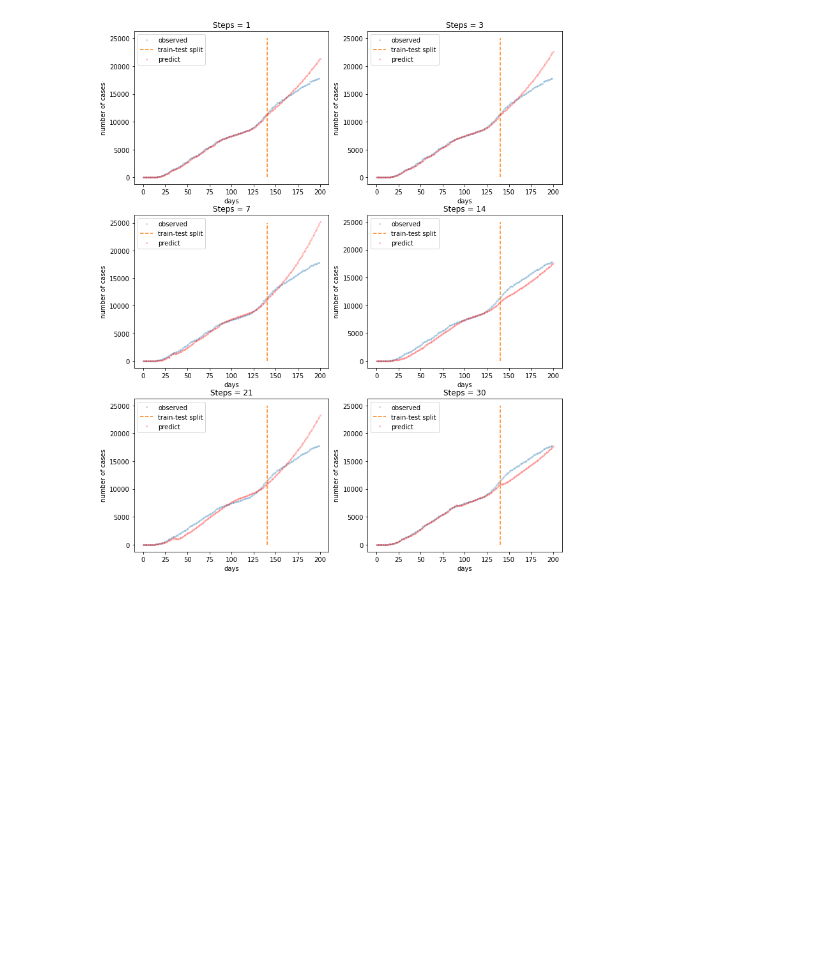
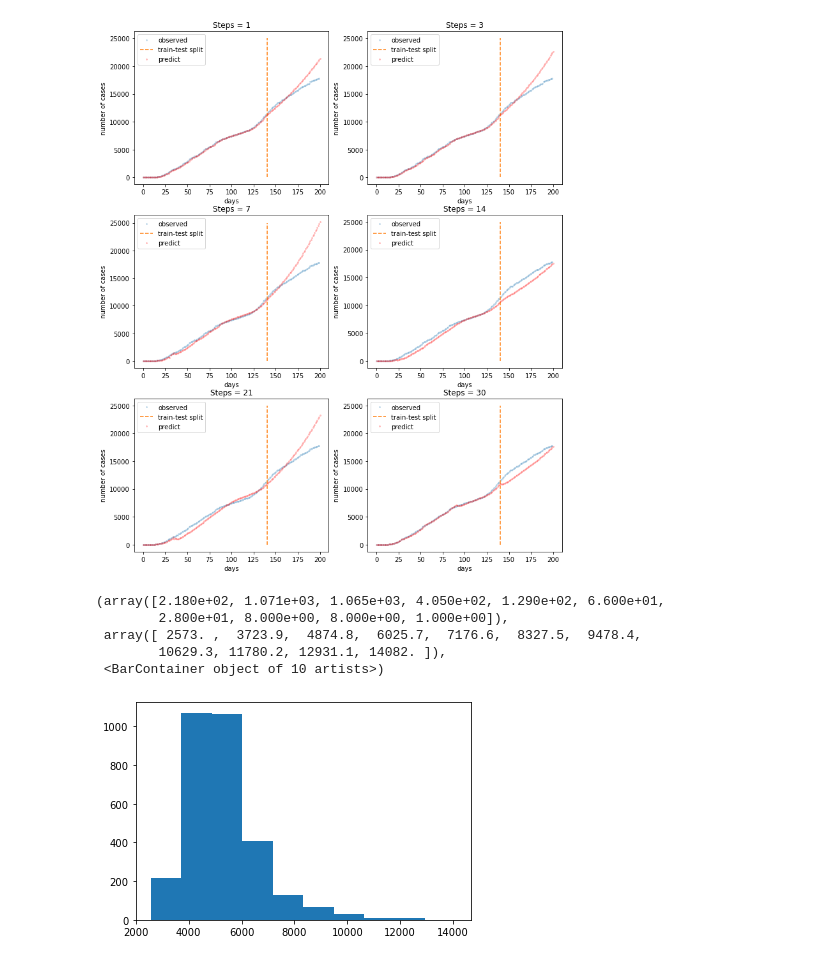
Before and after one commit to trannghia207/470Project, a Jupyter notebook: 470_Project_FLYT.ipynb, the cells around one changed output. Saved outputs shown, nothing was run; the diff lists cells and outputs as text; code cells hidden in the pictures; blank space fills up the shorter version.

```diff
--- a/470_Project_FLYT.ipynb
+++ b/470_Project_FLYT.ipynb
@@ -201,3 +201,13 @@ fig.show
 # %% [output]
 <bound method Figure.show of <Figure size 864x1080 with 6 Axes>>
 [figure]
+# %%
+df
+plt.hist(df['Median Household Income 2018'])
+# %% [output]
+(array([2.180e+02, 1.071e+03, 1.065e+03, 4.050e+02, 1.290e+02, 6.600e+01,
+        2.800e+01, 8.000e+00, 8.000e+00, 1.000e+00]),
+ array([ 2573. ,  3723.9,  4874.8,  6025.7,  7176.6,  8327.5,  9478.4,
+        10629.3, 11780.2, 12931.1, 14082. ]),
+ <BarContainer object of 10 artists>)
+[figure, added]
```
